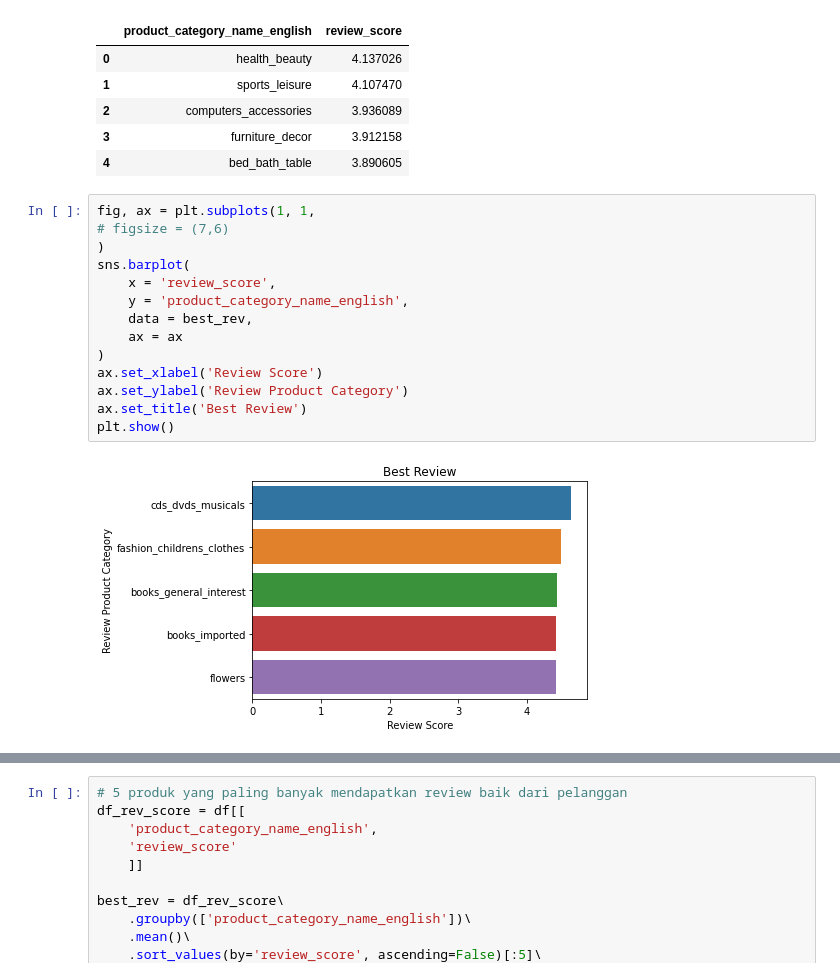
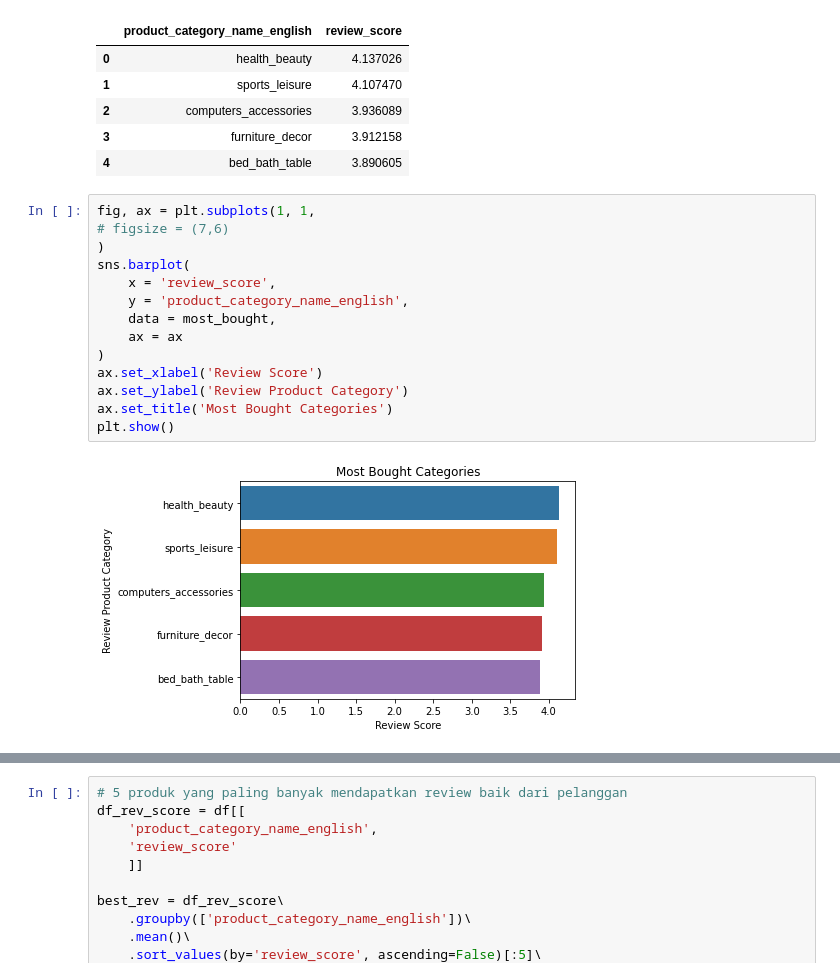
Before and after one commit to rahmanazizf/data-wrangling-pacmann, a Jupyter notebook: olist_analysis.ipynb, the cells around one changed output, grey strips where cells are left out. Drawn from its saved outputs; the diff is of its cells as text.

```diff
--- a/olist_analysis.ipynb
+++ b/olist_analysis.ipynb
@@ -306,16 +306,16 @@ most_bought
 # %%
 fig, ax = plt.subplots(1, 1,
 # figsize = (7,6)
 )
 sns.barplot(
     x = 'review_score',
     y = 'product_category_name_english',
-    data = best_rev,
+    data = most_bought,
     ax = ax
 )
 ax.set_xlabel('Review Score')
 ax.set_ylabel('Review Product Category')
-ax.set_title('Best Review')
+ax.set_title('Most Bought Categories')
 plt.show()
 # %% [output]
-[figure, old version]
+[figure, new version]
```
Also changed, not shown: parts of 15 cells of this notebook.
